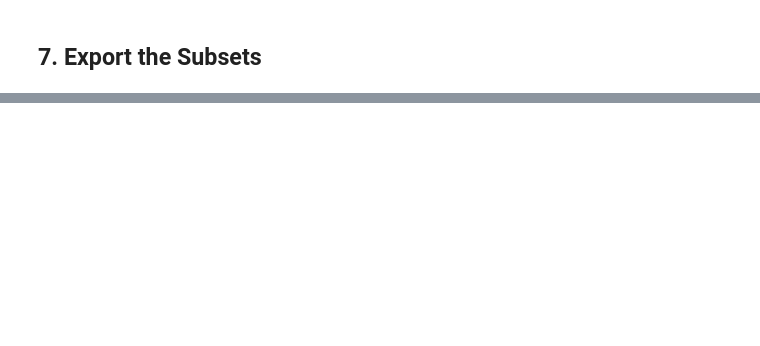
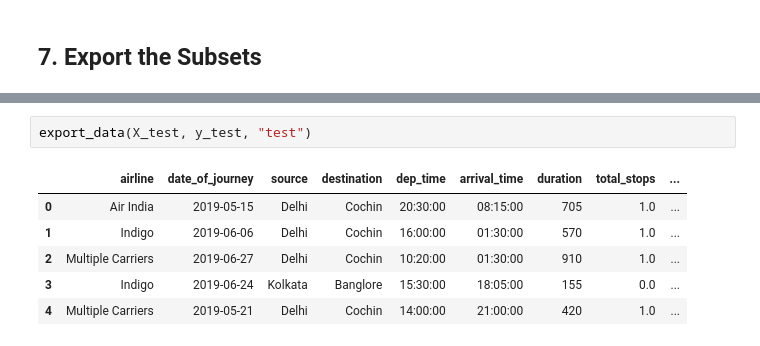
Before and after one commit to Vaibhav15032704/Sagemaker-Flight_Price_Prediction, a Jupyter notebook: notebooks/data-cleaning.ipynb, the cells around one changed output, grey strips where cells are left out. Cells and saved outputs as stored; diff of their text form; blank space fills up the shorter version.

```diff
--- a/notebooks/data-cleaning.ipynb
+++ b/notebooks/data-cleaning.ipynb
@@ -480,0 +524,9 @@ flights_cleaned
+# %%
+export_data(X_test, y_test, "test")
+# %% [output]
+|  | airline | date_of_journey | source | destination | dep_time | arrival_time | duration | total_stops | ... |
+| 0 | Air India | 2019-05-15 | Delhi | Cochin | 20:30:00 | 08:15:00 | 705 | 1.0 | ... |
+| 1 | Indigo | 2019-06-06 | Delhi | Cochin | 16:00:00 | 01:30:00 | 570 | 1.0 | ... |
+| 2 | Multiple Carriers | 2019-06-27 | Delhi | Cochin | 10:20:00 | 01:30:00 | 910 | 1.0 | ... |
+| 3 | Indigo | 2019-06-24 | Kolkata | Banglore | 15:30:00 | 18:05:00 | 155 | 0.0 | ... |
+| 4 | Multiple Carriers | 2019-05-21 | Delhi | Cochin | 14:00:00 | 21:00:00 | 420 | 1.0 | ... |
```
Also changed, not shown: parts of 8 cells of this notebook, 3 other files.
